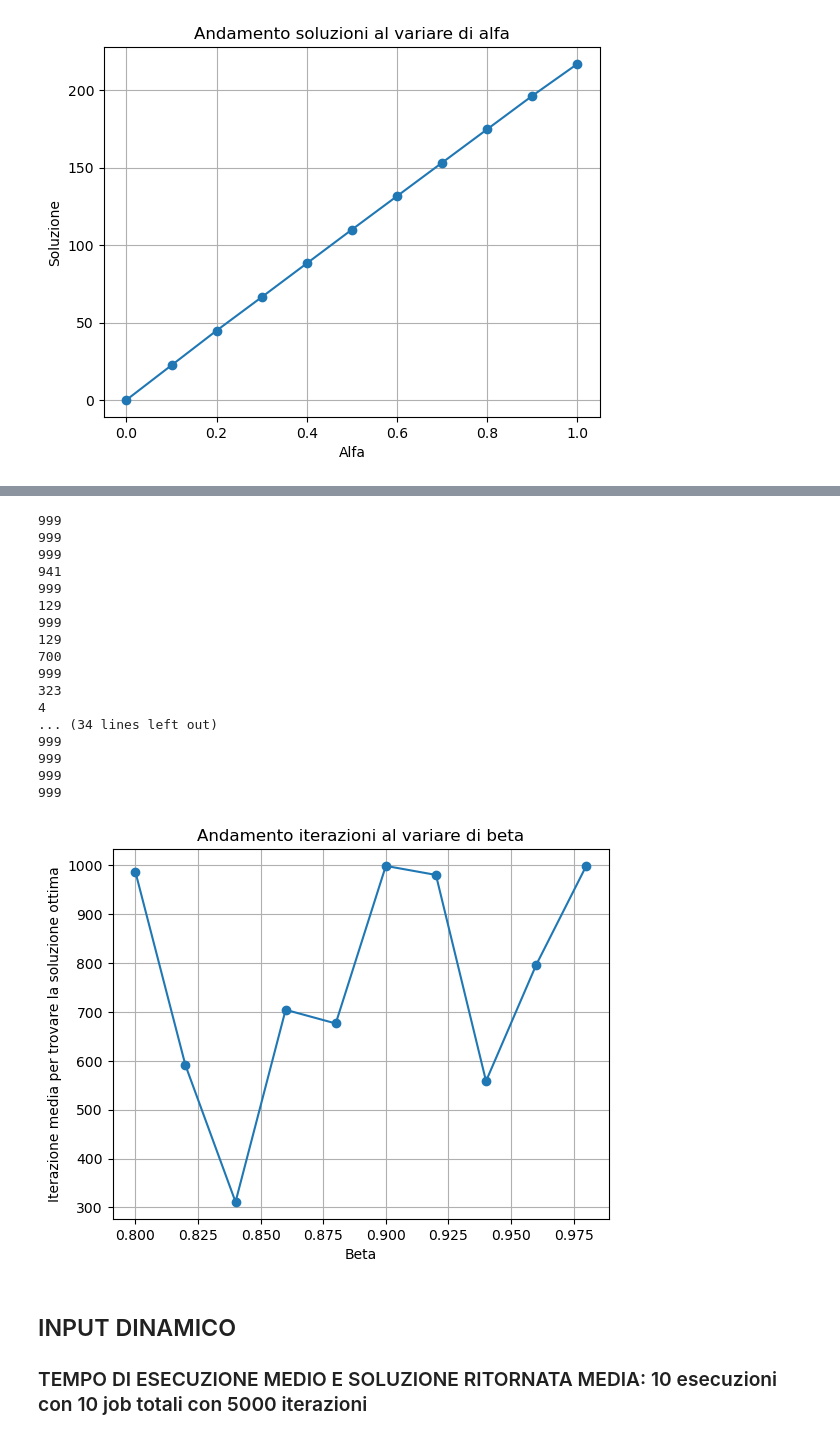
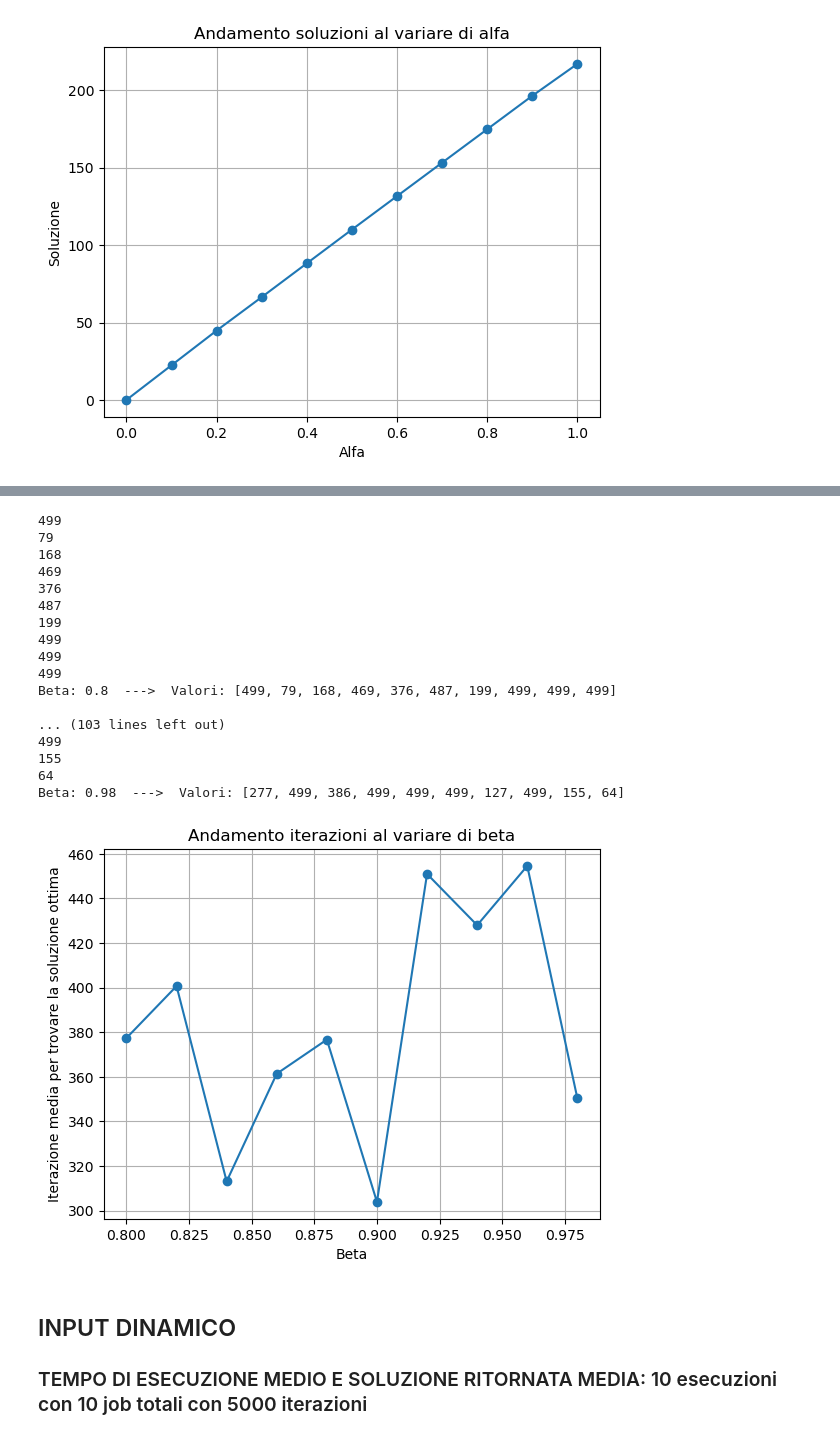
Before and after one commit to FabLetizia/Job-shop-scheduling, a Jupyter notebook: simulated_annealing.ipynb, the cells around one changed output, grey strips where cells are left out. Drawn from its saved outputs; the diff is of its cells as text; code cells hidden in the pictures.

```diff
--- a/simulated_annealing.ipynb
+++ b/simulated_annealing.ipynb
@@ -206,3 +191,6 @@ def simulated_annealing_beta(jobs, iteration, alfa, beta):
                 return i
 
     return i
+# %%
+iterazione = simulated_annealing_beta(jobs, 1000, 0.5, 0.8)
+iterazione
@@ -210,53 +212,55 @@ def simulated_annealing_beta(jobs, iteration, alfa, beta):
 # Lista per memorizzare i valori di alfa
 betas = []
 # Lista per memorizzare i valori di y
 n_iter = 1000
 
 beta_2_iteration = {}
 
 # Chiamata del metodo con alfa che varia da 0 a 1 con incremento di 0.1
 for beta in [i / 100.0 for i in range(80, 100, 2)]:
     iterazioni = []
-    for _ in range(5):
-        iterazione = simulated_annealing_beta(jobs, 1000, 0.5, beta)
+    for _ in range(10):
+        iterazione = simulated_annealing_beta(jobs, 500, 0.5, beta)
         iterazioni.append(iterazione)
         print(iterazione)
     betas.append(beta)
+    print("Beta: " + str(beta) + '  --->  Valori: '+ str(iterazioni))
+    print()
     beta_2_iteration[beta] = iterazioni
 # Plot dei risultati
 
 media_iterazioni = []
 for beta in betas:
     val = beta_2_iteration.get(beta)
     media = sum(val)/len(val)
     media_iterazioni.append(media)
 
 
 plt.plot(betas, media_iterazioni, marker='o')
 plt.xlabel('Beta')
 plt.ylabel('Iterazione media per trovare la soluzione ottima')
 plt.title('Andamento iterazioni al variare di beta')
 plt.grid(True)
 plt.show()
 # %% [output]
-999
-999
-999
-941
-999
-129
-999
-129
-700
-999
-323
-4
-... (34 lines left out)
-999
-999
-999
-999
+499
+79
+168
+469
+376
+487
+199
+499
+499
+499
+Beta: 0.8  --->  Valori: [499, 79, 168, 469, 376, 487, 199, 499, 499, 499]
+
+... (103 lines left out)
+499
+155
+64
+Beta: 0.98  --->  Valori: [277, 499, 386, 499, 499, 499, 127, 499, 155, 64]
-[figure, old version]
+[figure, new version]
 # %% [markdown]
 ##  INPUT DINAMICO
 ### TEMPO DI ESECUZIONE MEDIO E SOLUZIONE RITORNATA MEDIA: 10 esecuzioni con 10 job totali con 5000 iterazioni
```
Also changed, not shown: parts of 7 cells of this notebook.
